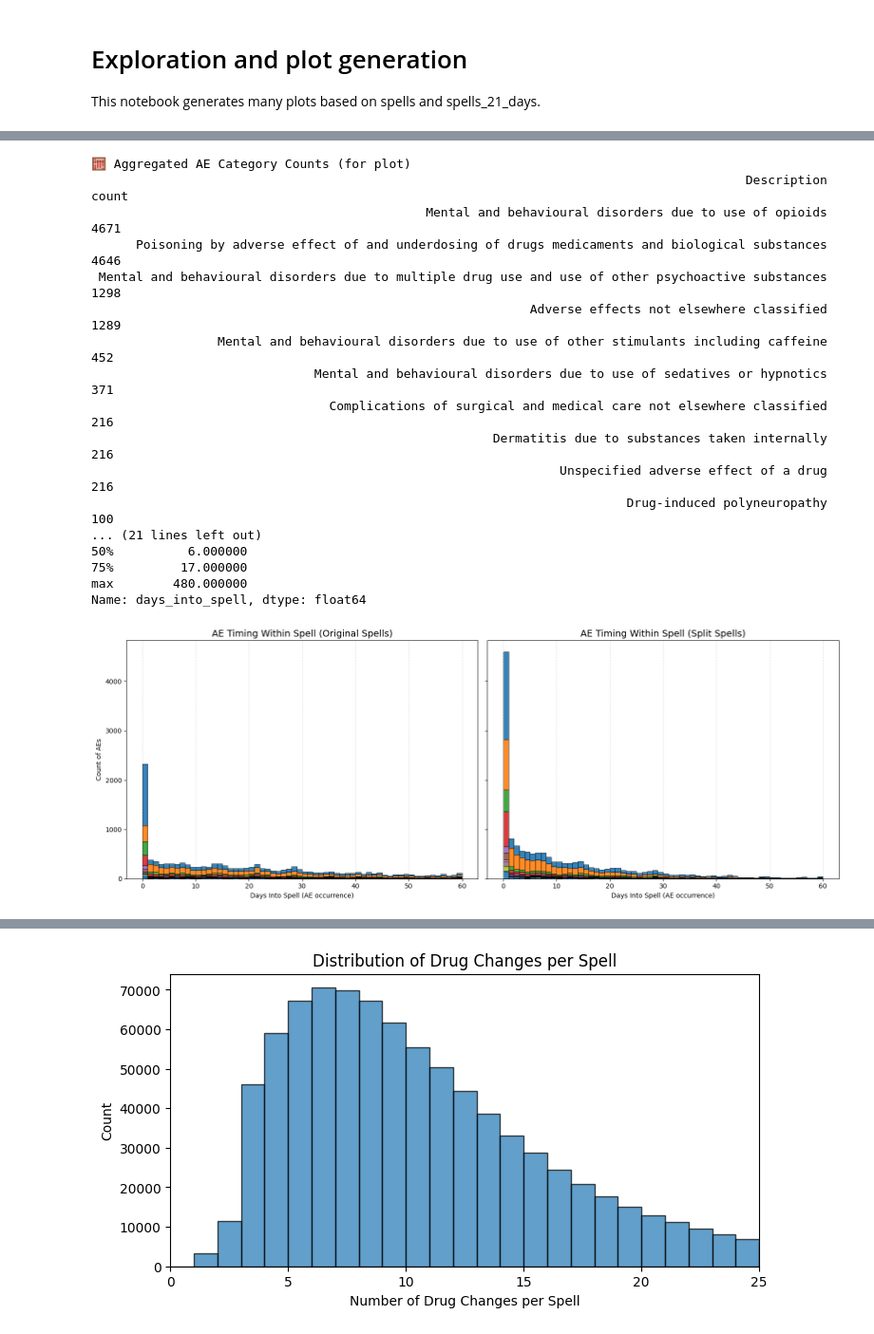
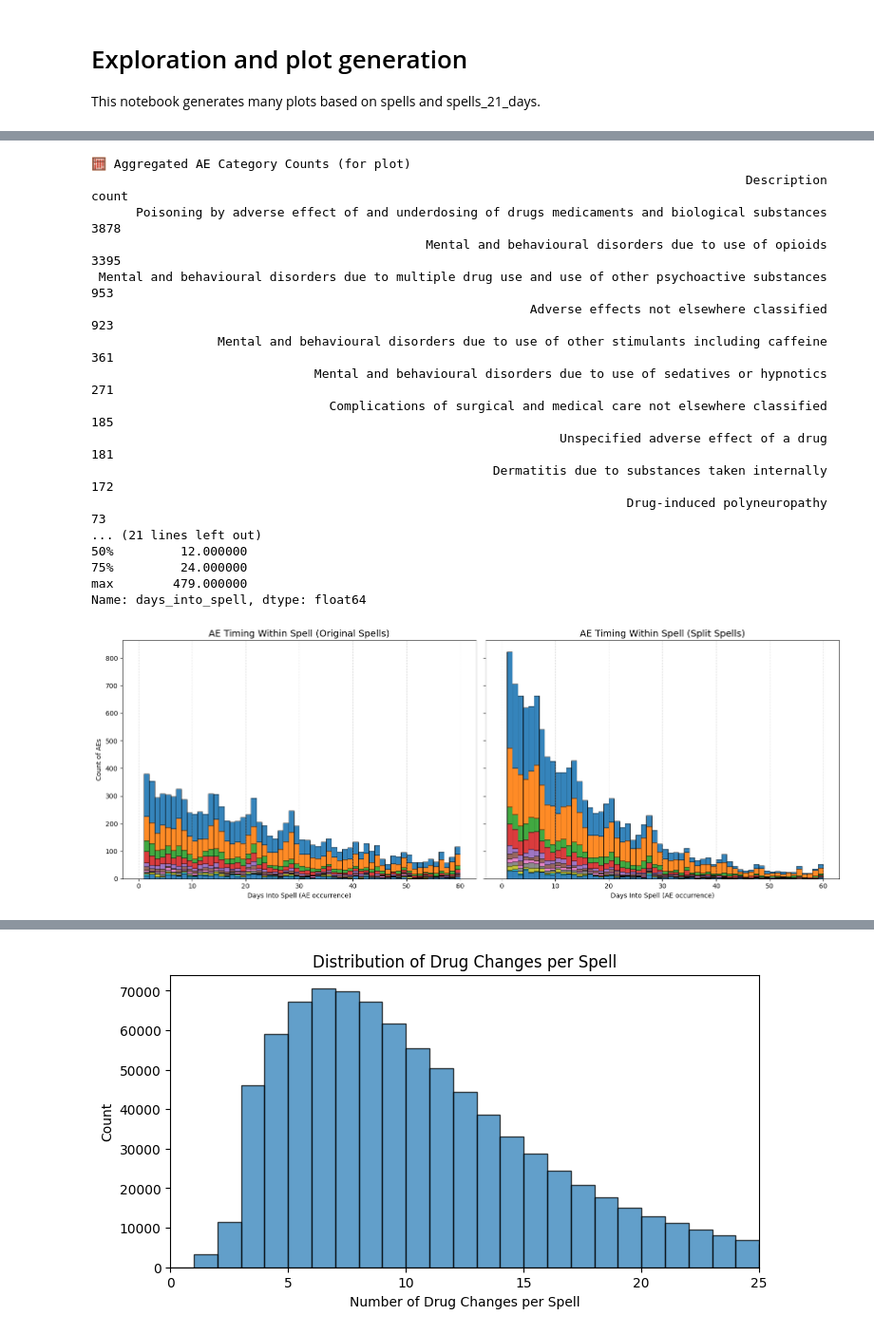
Before and after one commit to beni-1414/bmif204_claims_project, a Jupyter notebook: final_plots.ipynb, the cells around one changed output, grey strips where cells are left out. Shown at 95% size. Drawn from its saved outputs; the diff is of its cells as text; code cells hidden in the pictures.

Commit message:
fix: repeat final plots

```diff
--- a/final_plots.ipynb
+++ b/final_plots.ipynb
@@ -169,6 +169,8 @@ def prepare_ae_spells(df: pd.DataFrame) -> pd.DataFrame:
     ae_df["days_into_spell"] = (ae_df["first_ae_date"] - ae_df["entry_date"]).dt.days
     return ae_df
 
+# Drop all spells where AE occurred on the first day
+spells = spells[~((spells["first_ae_date"] == spells["entry_date"]) & pd.notna(spells["first_ae_date"]))]
 ae_spells = prepare_ae_spells(spells)
 ae_spells_split = prepare_ae_spells(df)
 
@@ -259,21 +261,21 @@ Showing top 10 AE categories out of 624 total unique codes.
 🧮 Aggregated AE Category Counts (for plot)
                                                                                         Description  count
-                                             Mental and behavioural disorders due to use of opioids   4671
-      Poisoning by adverse effect of and underdosing of drugs medicaments and biological substances   4646
- Mental and behavioural disorders due to multiple drug use and use of other psychoactive substances   1298
-                                                           Adverse effects not elsewhere classified   1289
-                 Mental and behavioural disorders due to use of other stimulants including caffeine    452
-                              Mental and behavioural disorders due to use of sedatives or hypnotics    371
-                                Complications of surgical and medical care not elsewhere classified    216
-                                                      Dermatitis due to substances taken internally    216
-                                                               Unspecified adverse effect of a drug    216
-                                                                        Drug-induced polyneuropathy    100
+      Poisoning by adverse effect of and underdosing of drugs medicaments and biological substances   3878
+                                             Mental and behavioural disorders due to use of opioids   3395
+ Mental and behavioural disorders due to multiple drug use and use of other psychoactive substances    953
+                                                           Adverse effects not elsewhere classified    923
+                 Mental and behavioural disorders due to use of other stimulants including caffeine    361
+                              Mental and behavioural disorders due to use of sedatives or hypnotics    271
+                                Complications of surgical and medical care not elsewhere classified    185
+                                                               Unspecified adverse effect of a drug    181
+                                                      Dermatitis due to substances taken internally    172
+                                                                        Drug-induced polyneuropathy     73
 ... (21 lines left out)
-50%          6.000000
-75%         17.000000
-max        480.000000
+50%         12.000000
+75%         24.000000
+max        479.000000
 Name: days_into_spell, dtype: float64
-[figure, old version]
+[figure, new version]
 # %%
 # --- 1. Distribution of spell lengths before and after splitting ---
 
```
Also changed, not shown: parts of 9 cells of this notebook, 9 other files.
